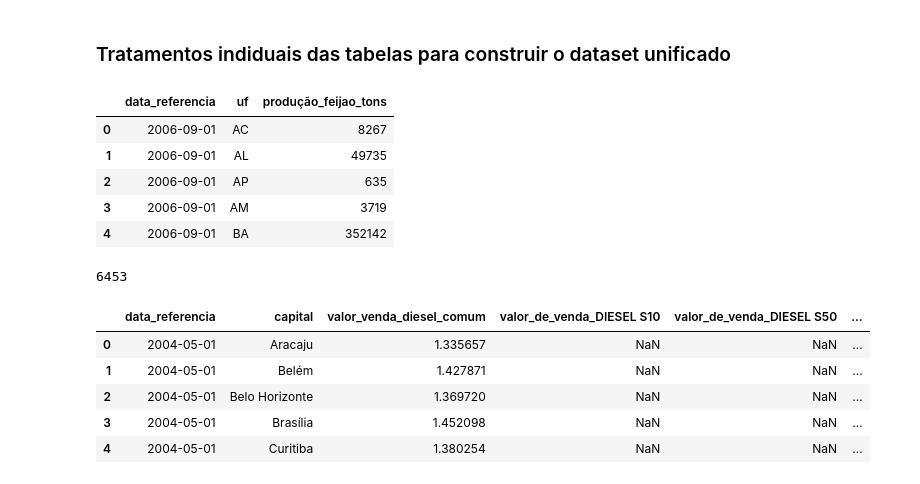
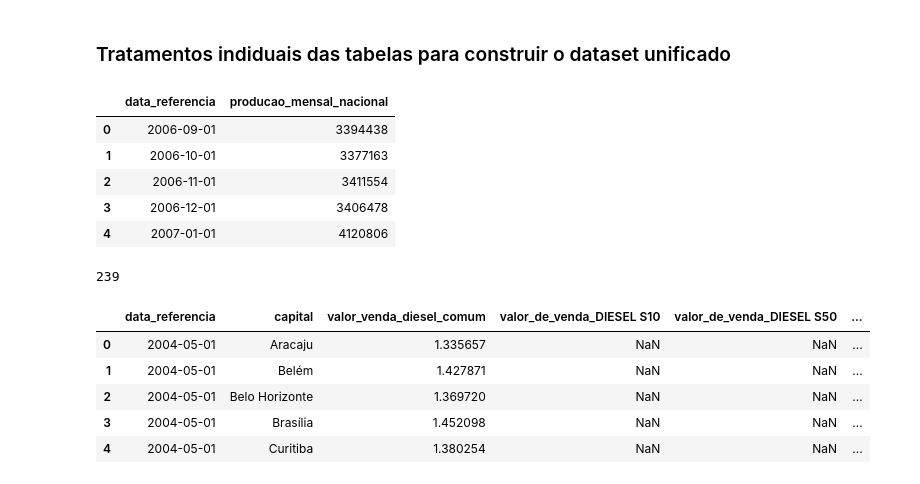
Before and after one commit to milton-miranda/mecai-26-prob-estat, a Jupyter notebook: notebooks/01_data_ingestion_cleaning.ipynb, the cells around one changed output. Saved outputs shown, nothing was run; the diff lists cells and outputs as text; code cells hidden in the pictures.

```diff
--- a/notebooks/01_data_ingestion_cleaning.ipynb
+++ b/notebooks/01_data_ingestion_cleaning.ipynb
@@ -101,24 +101,33 @@ dic_estado_sigla = {
 # %%
 # Tratamentos de SAFRA
 
 data_safra = df_safra["ano"].astype(str) + "-" + df_safra["mes"].astype(str) + "-01"
 df_safra["data_referencia"] = pd.to_datetime(data_safra)
 
-df_safra_agrupado = df_safra.groupby(["data_referencia","uf"])["quantidade_tons"].sum().reset_index()
-df_safra_agrupado["uf"] = df_safra_agrupado["uf"].map(dic_estado_sigla)
+df_safra["producao_mensal_nacional"] = (
+    df_safra.groupby(["ano", "mes"])["quantidade_tons"].transform('sum')
+)
+df_safra_agrupado = df_safra.groupby([
+    "data_referencia",
+    "producao_mensal_nacional"
+    ])["quantidade_tons"].sum().reset_index()
 
-df_safra_agrupado.rename(columns={"quantidade_tons": "produção_feijao_tons"}, inplace=True )
+# df_safra_agrupado["uf"] = df_safra_agrupado["uf"].map(dic_estado_sigla)
+
+# df_safra_agrupado.rename(columns={"quantidade_tons": "produção_feijao_tons"}, inplace=True )
+
+df_safra_agrupado.drop(columns=["quantidade_tons"], inplace=True)
 
 display(df_safra_agrupado.head())
 len(df_safra_agrupado)
 # %% [output]
-|  | data_referencia | uf | produção_feijao_tons |
-| 0 | 2006-09-01 | AC | 8267 |
-| 1 | 2006-09-01 | AL | 49735 |
-| 2 | 2006-09-01 | AP | 635 |
-| 3 | 2006-09-01 | AM | 3719 |
-| 4 | 2006-09-01 | BA | 352142 |
+|  | data_referencia | producao_mensal_nacional |
+| 0 | 2006-09-01 | 3394438 |
+| 1 | 2006-10-01 | 3377163 |
+| 2 | 2006-11-01 | 3411554 |
+| 3 | 2006-12-01 | 3406478 |
+| 4 | 2007-01-01 | 4120806 |
-6453
+239
 # %%
 dic_capital_formatada = {
     # Norte
```
Also changed, not shown: parts of 11 cells of this notebook, 1 other file.
